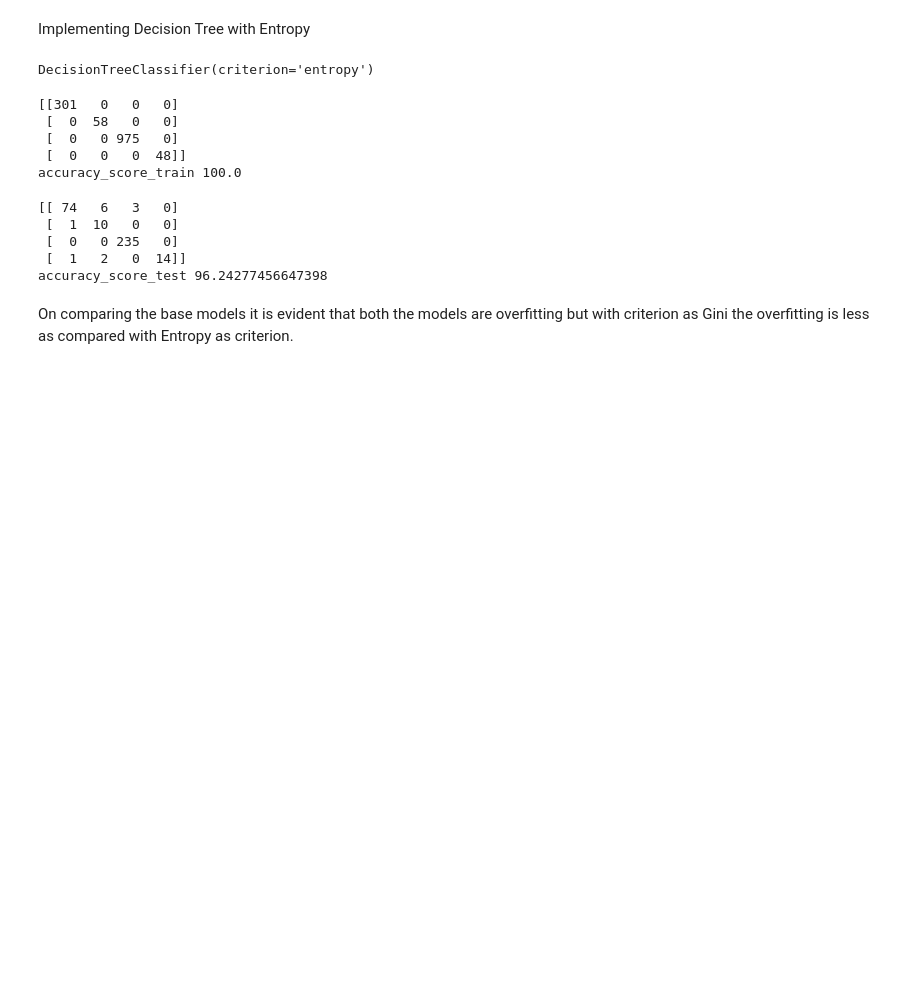
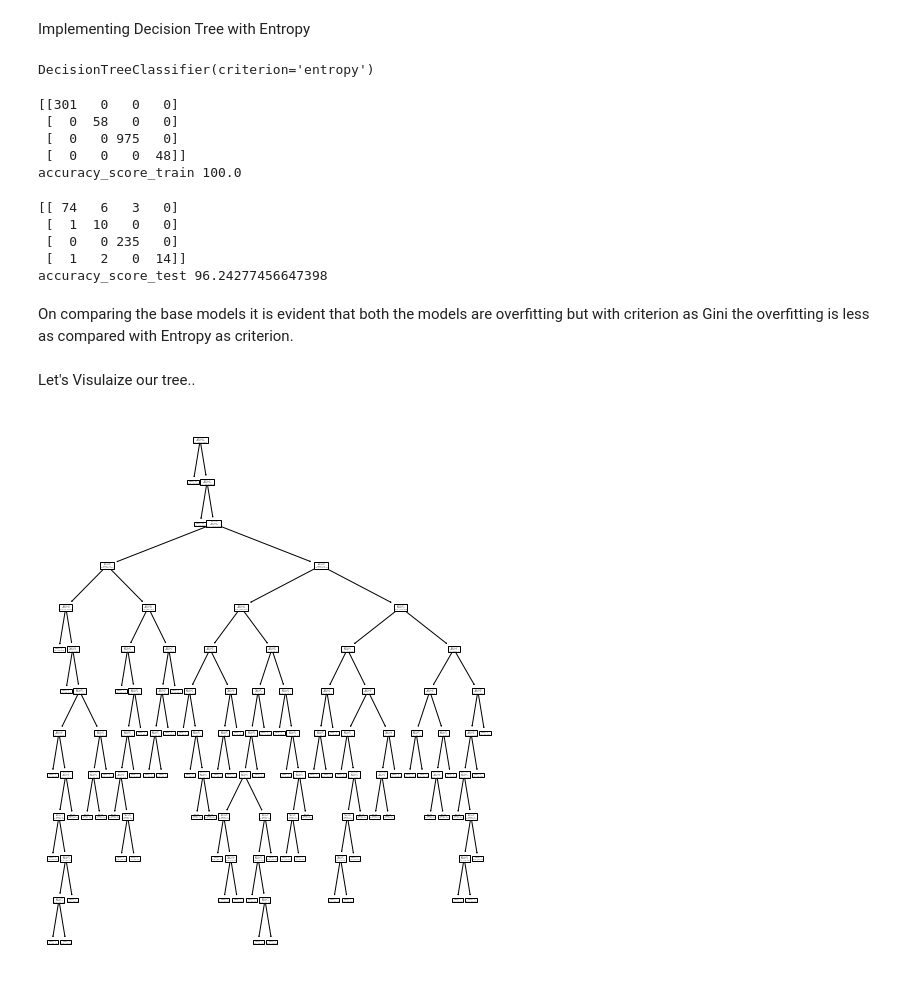
Before and after one commit to SwatiBGupta1110/ML_TreeAlgorithms, a Jupyter notebook: DecisionTree/Car_Condition_Evaluation_DecisionTree.ipynb, the cells around one changed output. Saved outputs shown, nothing was run; the diff lists cells and outputs as text; code cells hidden in the pictures; blank space fills up the shorter version.

```diff
--- a/DecisionTree/Car_Condition_Evaluation_DecisionTree.ipynb
+++ b/DecisionTree/Car_Condition_Evaluation_DecisionTree.ipynb
@@ -227,3 +227,5 @@ print("accuracy_score_test",accuracy_score(y_test, y_test_pred)*100)
 accuracy_score_test 96.24277456647398
 # %% [markdown]
 On comparing the base models it is evident that both the models are overfitting but with criterion as Gini the overfitting is less as compared with Entropy as criterion.
+# %% [markdown]
+Let's Visulaize our tree..
@@ -229,0 +234,8 @@ On comparing the base models it is evident that both the models are overfitting
+# %%
+plt.figure(figsize=(8,10))
+gini_dt_clf=DecisionTreeClassifier()
+tree.plot_tree(gini_dt_clf.fit(X_train,y_train))
+plt.show()
+#Max_Depth is 10 here
+# %% [output]
+[figure, added]
```
Also changed, not shown: parts of 33 cells of this notebook.
